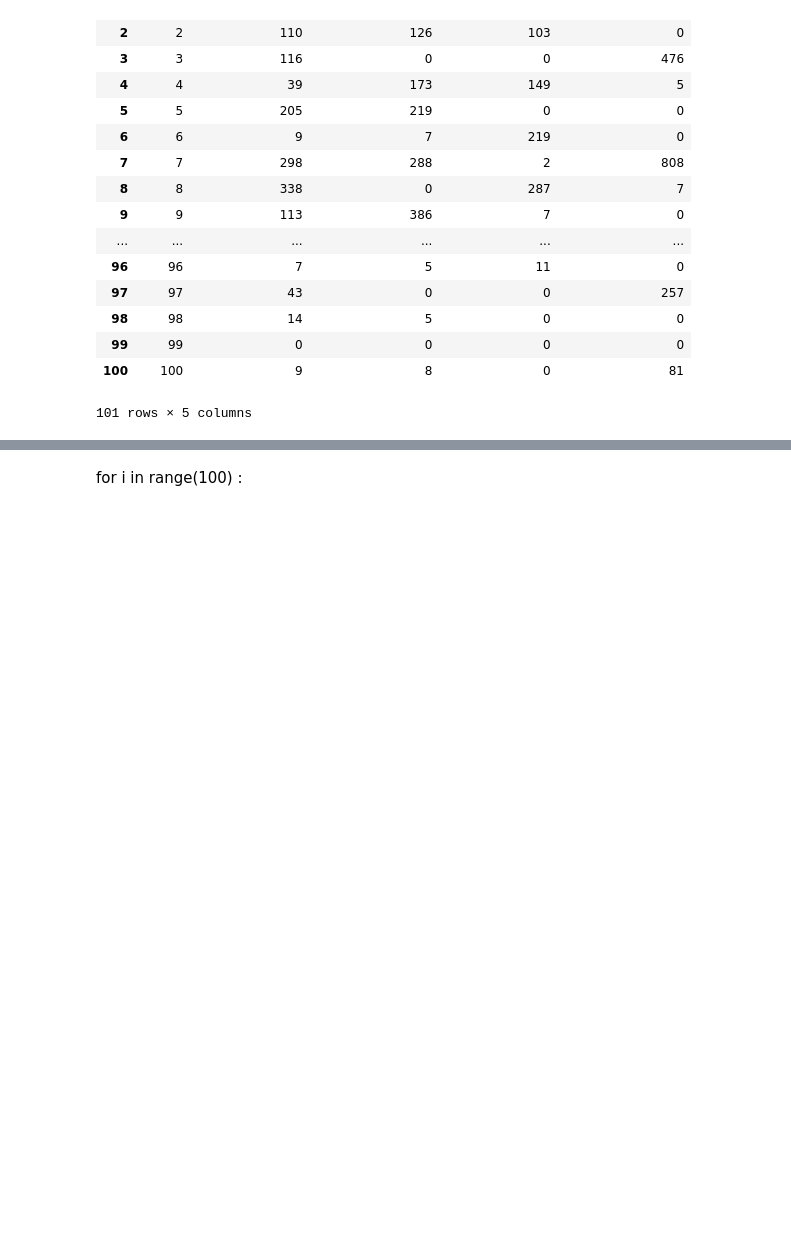
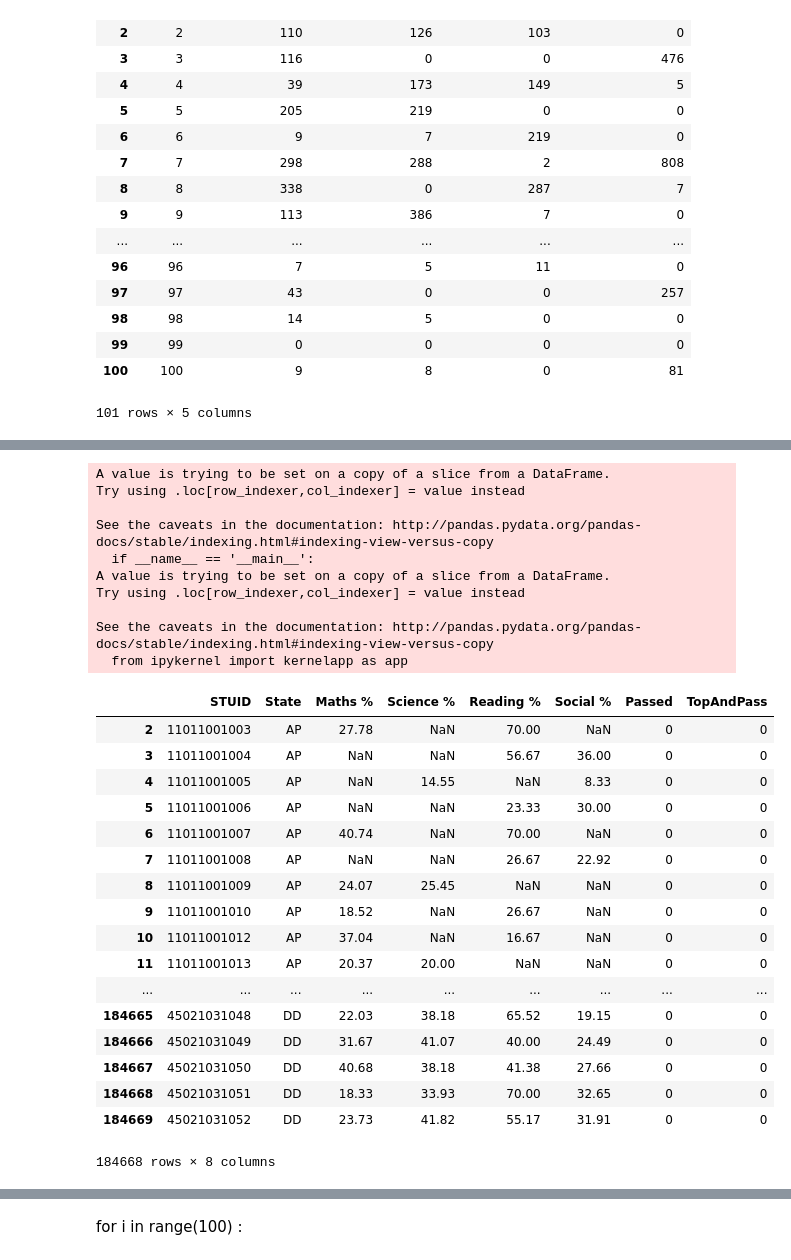
Before and after one commit to holy-devil/nas-dataviz, a Jupyter notebook: analysis/NAS Plots.ipynb, the cells around one changed output, grey strips where cells are left out. Drawn from its saved outputs; the diff is of its cells as text; code cells hidden in the pictures; blank space fills up the shorter version.

Commit message:
State Analysis

```diff
--- a/analysis/NAS Plots.ipynb
+++ b/analysis/NAS Plots.ipynb
@@ -371,2 +409,5 @@ marksdf1
 # %%
 marksdf1.to_csv('../datasets/nas/StudentDistributionByMarks.csv')
+# %%
+Statedf=df1[['STUID','State','Maths %','Science %','Reading %','Social %']];
+Statedf
@@ -372,0 +433,33 @@ marksdf1.to_csv('../datasets/nas/StudentDistributionByMarks.csv')
+# %%
+Statedf['Passed'] = 0;
+Statedf['TopAndPass']=0;
+Statedf
+# %% [output]
+A value is trying to be set on a copy of a slice from a DataFrame.
+Try using .loc[row_indexer,col_indexer] = value instead
+
+See the caveats in the documentation: http://pandas.pydata.org/pandas-docs/stable/indexing.html#indexing-view-versus-copy
+  if __name__ == '__main__':
+A value is trying to be set on a copy of a slice from a DataFrame.
+Try using .loc[row_indexer,col_indexer] = value instead
+
+See the caveats in the documentation: http://pandas.pydata.org/pandas-docs/stable/indexing.html#indexing-view-versus-copy
+  from ipykernel import kernelapp as app
+|  | STUID | State | Maths % | Science % | Reading % | Social % | Passed | TopAndPass |
+| 2 | 11011001003 | AP | 27.78 | NaN | 70.00 | NaN | 0 | 0 |
+| 3 | 11011001004 | AP | NaN | NaN | 56.67 | 36.00 | 0 | 0 |
+| 4 | 11011001005 | AP | NaN | 14.55 | NaN | 8.33 | 0 | 0 |
+| 5 | 11011001006 | AP | NaN | NaN | 23.33 | 30.00 | 0 | 0 |
+| 6 | 11011001007 | AP | 40.74 | NaN | 70.00 | NaN | 0 | 0 |
+| 7 | 11011001008 | AP | NaN | NaN | 26.67 | 22.92 | 0 | 0 |
+| 8 | 11011001009 | AP | 24.07 | 25.45 | NaN | NaN | 0 | 0 |
+| 9 | 11011001010 | AP | 18.52 | NaN | 26.67 | NaN | 0 | 0 |
+| 10 | 11011001012 | AP | 37.04 | NaN | 16.67 | NaN | 0 | 0 |
+| 11 | 11011001013 | AP | 20.37 | 20.00 | NaN | NaN | 0 | 0 |
+| ... | ... | ... | ... | ... | ... | ... | ... | ... |
+| 184665 | 45021031048 | DD | 22.03 | 38.18 | 65.52 | 19.15 | 0 | 0 |
+| 184666 | 45021031049 | DD | 31.67 | 41.07 | 40.00 | 24.49 | 0 | 0 |
+| 184667 | 45021031050 | DD | 40.68 | 38.18 | 41.38 | 27.66 | 0 | 0 |
+| 184668 | 45021031051 | DD | 18.33 | 33.93 | 70.00 | 32.65 | 0 | 0 |
+| 184669 | 45021031052 | DD | 23.73 | 41.82 | 55.17 | 31.91 | 0 | 0 |
+184668 rows × 8 columns
```
Also changed, not shown: parts of 11 cells of this notebook, 1 other file.
